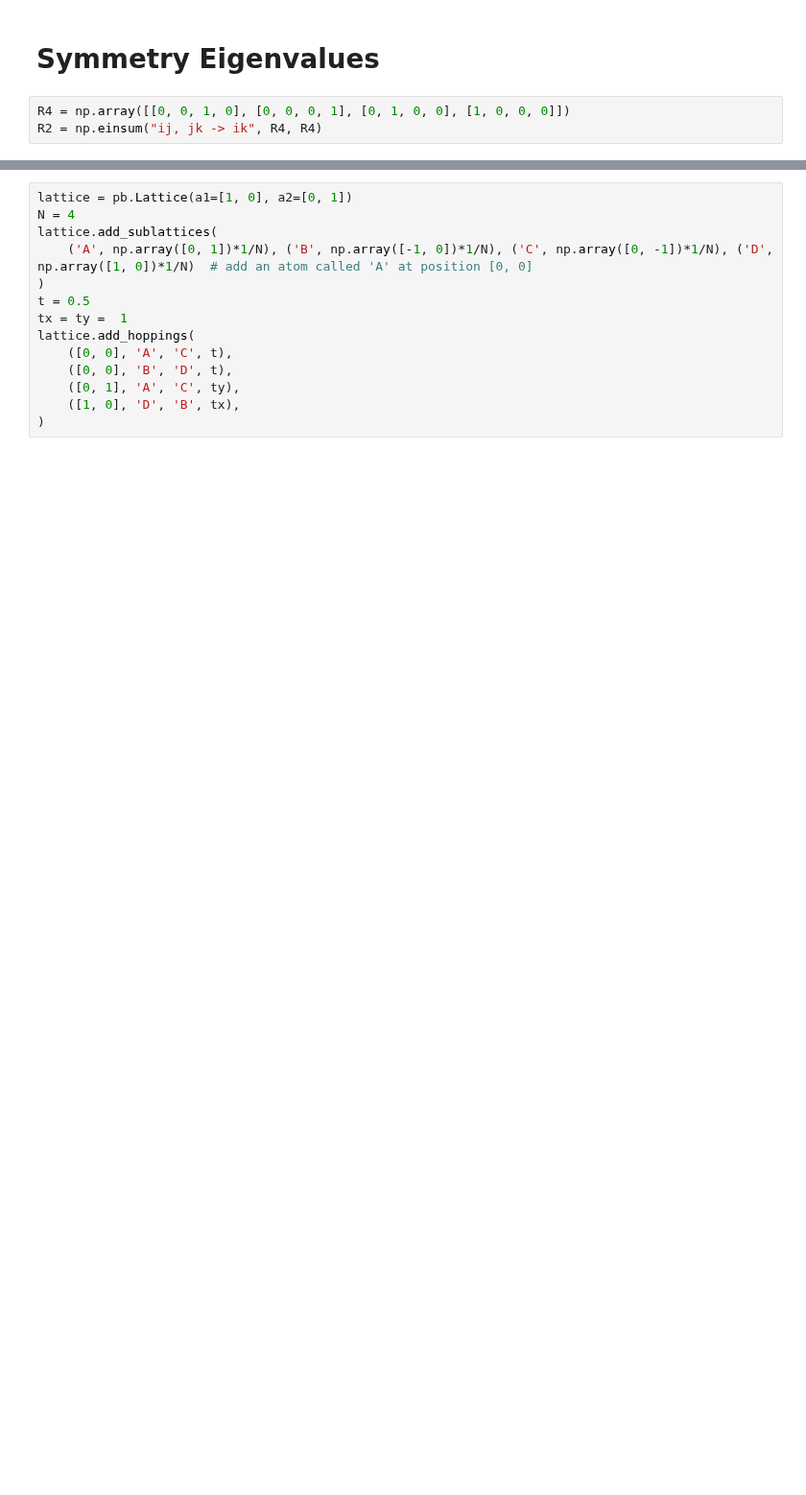
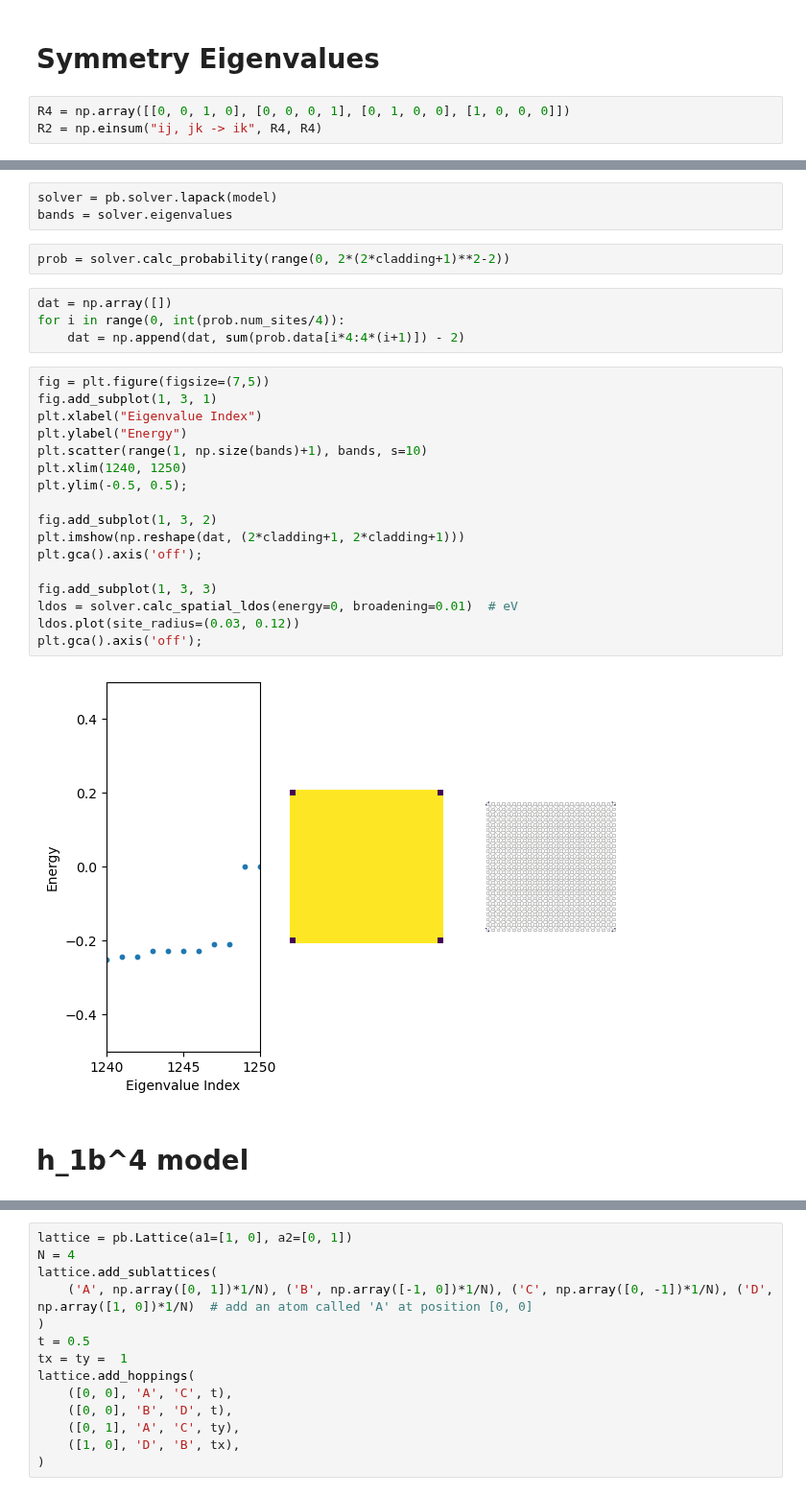
Before and after one commit to AliGhorashiCMT/Topological-Prevalence, a Jupyter notebook: Tight Binding Models/C4 Cutout Supercell.ipynb, the cells around one changed output, grey strips where cells are left out. Shown at 96% size. Drawn from its saved outputs; the diff is of its cells as text; blank space fills up the shorter version.

```diff
--- a/Tight Binding Models/C4 Cutout Supercell.ipynb
+++ b/Tight Binding Models/C4 Cutout Supercell.ipynb
@@ -240,0 +133,30 @@ array([ 1.+0.j, -1.+0.j, -1.+0.j,  1.+0.j])
+# %%
+solver = pb.solver.lapack(model)
+bands = solver.eigenvalues
+# %%
+prob = solver.calc_probability(range(0, 2*(2*cladding+1)**2-2))
+# %%
+dat = np.array([])
+for i in range(0, int(prob.num_sites/4)):
+    dat = np.append(dat, sum(prob.data[i*4:4*(i+1)]) - 2)
+# %%
+fig = plt.figure(figsize=(7,5))
+fig.add_subplot(1, 3, 1)
+plt.xlabel("Eigenvalue Index")
+plt.ylabel("Energy")
+plt.scatter(range(1, np.size(bands)+1), bands, s=10)
+plt.xlim(1240, 1250)
+plt.ylim(-0.5, 0.5);
+
+fig.add_subplot(1, 3, 2)
+plt.imshow(np.reshape(dat, (2*cladding+1, 2*cladding+1)))
+plt.gca().axis('off');
+
+fig.add_subplot(1, 3, 3)
+ldos = solver.calc_spatial_ldos(energy=0, broadening=0.01)  # eV
+ldos.plot(site_radius=(0.03, 0.12))
+plt.gca().axis('off');
+# %% [output]
+[figure, added]
+# %% [markdown]
+# h_1b^4 model
```
Also changed, not shown: parts of 79 cells of this notebook.
